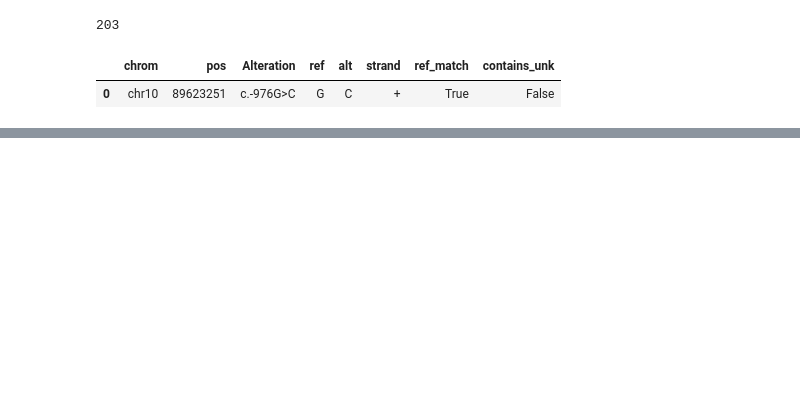
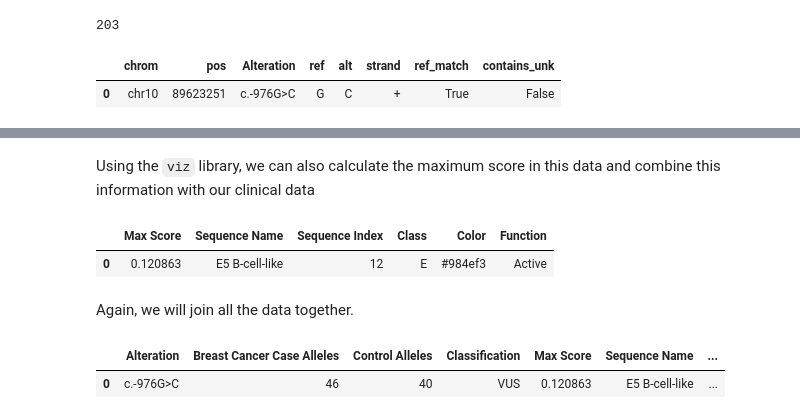
Before and after one commit to bmacedo-lgtm/SiFoN, a Jupyter notebook: tutorials/clinical_analysis.ipynb, the cells around one changed output, grey strips where cells are left out. Saved outputs shown, nothing was run; the diff lists cells and outputs as text; code cells hidden in the pictures; blank space fills up the shorter version.

```diff
--- a/tutorials/clinical_analysis.ipynb
+++ b/tutorials/clinical_analysis.ipynb
@@ -78,8 +67,0 @@ scores.head(1)
-# %%
-dis_score = dis_score.merge(st_small)
-dis_score["Case + Control Counts"] = [case + control for case, control in
-                              zip(dis_score["Breast Cancer Case Alleles"], dis_score["Control Alleles"])]
-diff = 0.5
-dis_score["Case/Control"] = ["Case" if OR > 1 + diff else "Control" if OR < 1 - diff else "Equal"
-                              for OR in dis_score["Odds Ratio"]]
-dis_score.head(3)
@@ -89,0 +133,19 @@ dis_score.head(3)
+# %% [markdown]
+Using the `viz` library, we can also calculate the maximum score in this data and combine this information with our clinical data
+# %%
+scores = pd.read_csv("test_input_data/PTEN_sequence_class_scores.npy")
+max_scores = viz.find_max(scores, signed=True).drop(columns="index")
+max_scores.head(1)
+# %% [output]
+|  | Max Score | Sequence Name | Sequence Index | Class | Color | Function |
+| 0 | 0.120863 | E5 B-cell-like | 12 | E | #984ef3 | Active |
+# %% [markdown]
+Again, we will join all the data together.
+# %%
+max_scores["Disease Impact Score"] = dis_score["Disease Impact Score"]
+max_scores["Alteration"] = row_labels["Alteration"]
+max_scores = clinical_data.merge(max_scores)
+max_scores.head(1)
+# %% [output]
+|  | Alteration | Breast Cancer Case Alleles | Control Alleles | Classification | Max Score | Sequence Name | ... |
+| 0 | c.-976G>C | 46 | 40 | VUS | 0.120863 | E5 B-cell-like | ... |
```
Also changed, not shown: parts of 22 cells of this notebook, 5 other files.
